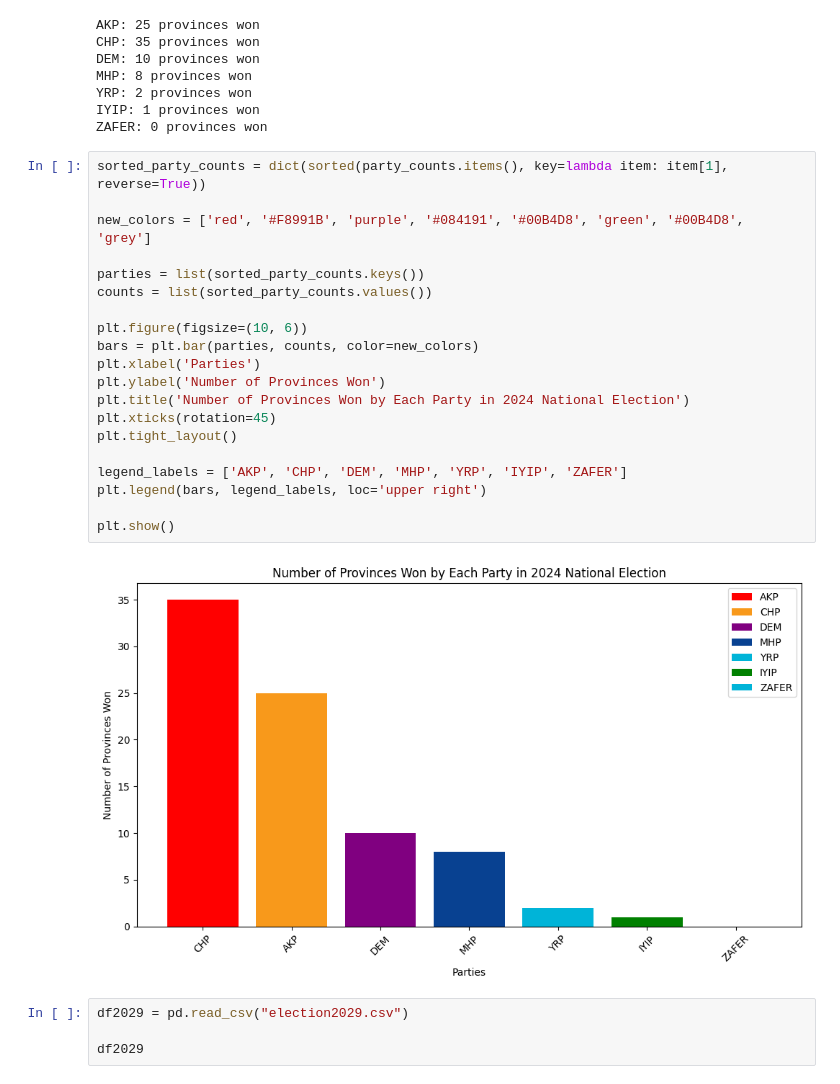
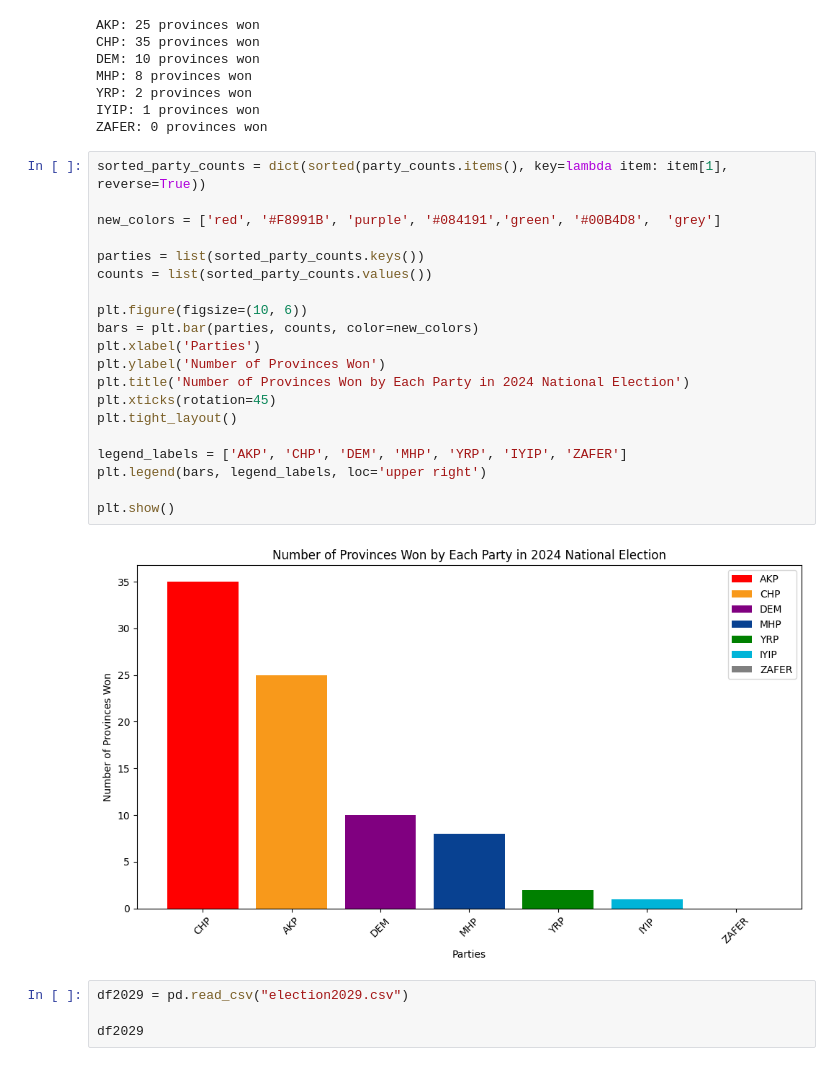
Before and after one commit to imranmammadov19852/Turkey-election-predict, a Jupyter notebook: index.ipynb, the cells around one changed output. Drawn from its saved outputs; the diff is of its cells as text.

```diff
--- a/index.ipynb
+++ b/index.ipynb
@@ -389,25 +389,25 @@ ZAFER: 0 provinces won
 # %%
 sorted_party_counts = dict(sorted(party_counts.items(), key=lambda item: item[1], reverse=True))
 
-new_colors = ['red', '#F8991B', 'purple', '#084191', '#00B4D8', 'green', '#00B4D8', 'grey']
+new_colors = ['red', '#F8991B', 'purple', '#084191','green', '#00B4D8',  'grey']
 
 parties = list(sorted_party_counts.keys())
 counts = list(sorted_party_counts.values())
 
 plt.figure(figsize=(10, 6))
 bars = plt.bar(parties, counts, color=new_colors)
 plt.xlabel('Parties')
 plt.ylabel('Number of Provinces Won')
 plt.title('Number of Provinces Won by Each Party in 2024 National Election')
 plt.xticks(rotation=45)
 plt.tight_layout()
 
 legend_labels = ['AKP', 'CHP', 'DEM', 'MHP', 'YRP', 'IYIP', 'ZAFER']
 plt.legend(bars, legend_labels, loc='upper right')
 
 plt.show()
 # %% [output]
-[figure, old version]
+[figure, new version]
 # %%
 df2029 = pd.read_csv("election2029.csv")
 
```
